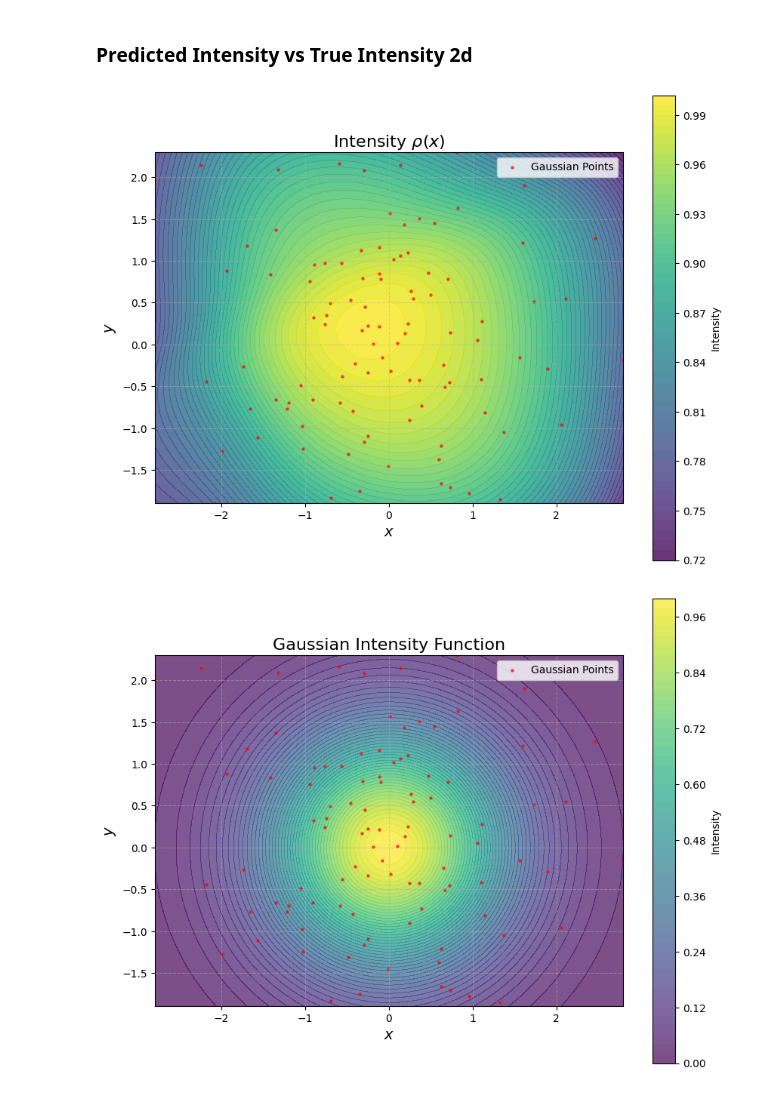
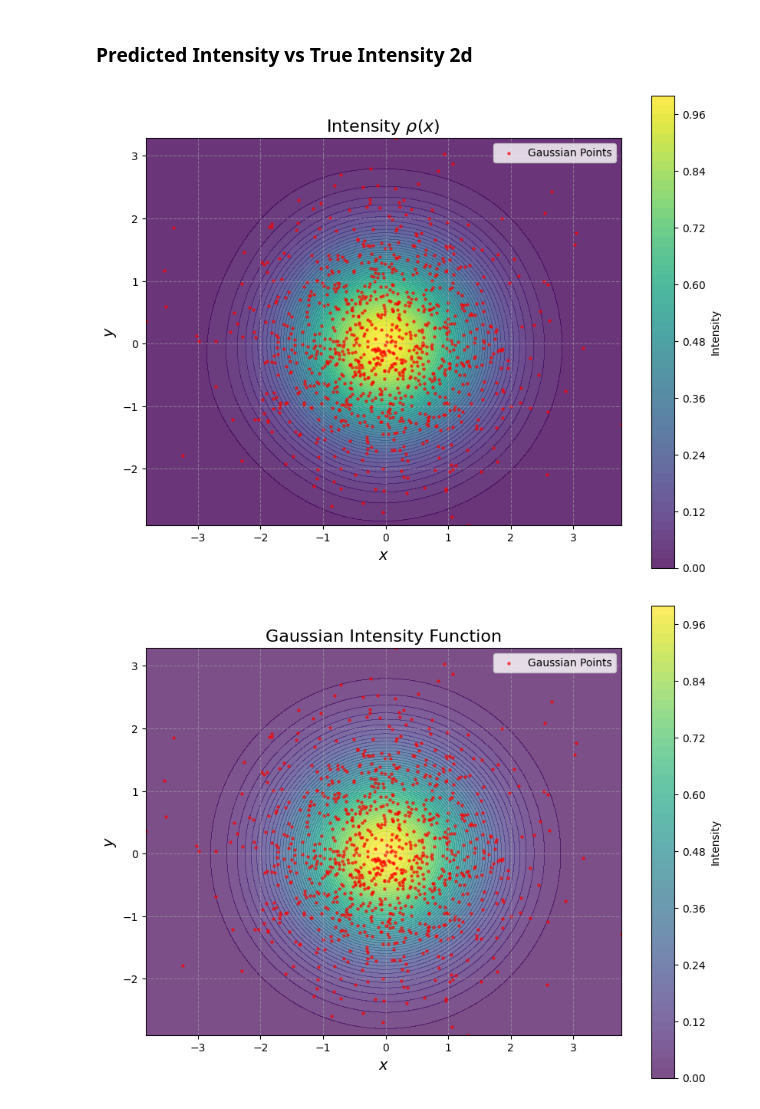
Before and after one commit to katonapng/score_matching, a Jupyter notebook: score_matching_gaussian.ipynb, the cells around one changed output. Cells and saved outputs as stored; diff of their text form; code cells hidden in the pictures.

Commit message:
fix Gaussian NN model

```diff
--- a/score_matching_gaussian.ipynb
+++ b/score_matching_gaussian.ipynb
@@ -350,29 +358,42 @@ def optimize_theta_gaussian(
             {"params": [model.M], "lr": learning_rate_M},
         ]
     )
-    losses = []
-    real_losses = []
-    estimated_mus = []
-    estimated_covs = []
+    avg_epoch_losses = []  # Average loss per epoch
+    avg_epoch_real_losses = []  # Average real loss per epoch
+    estimated_mus = []  # Estimated means per batch
+    estimated_covs = []  # Estimated covariances per batch
 
     for epoch in range(num_epochs):
+        epoch_loss_sum = 0
+        epoch_real_loss_sum = 0
+        num_batches = len(loader_train)
+
         for X_batch in loader_train:
             optimizer.zero_grad()
 
-            loss, real_loss = model.loss(X_batch[0])
+            loss, real_loss = model.loss(X_batch[0])  # Assumes data is in `X_batch[0]`
 
             loss.backward()
             optimizer.step()
 
-            losses.append(loss.item())
-            real_losses.append(real_loss.item())
+            batch_loss = loss.item()
+            batch_real_loss = real_loss.item()
+            epoch_loss_sum += batch_loss
+            epoch_real_loss_sum += batch_real_loss
+
             estimated_mus.append(model.mu.detach().numpy().copy())
             estimated_covs.append(model.M.detach().numpy().copy())
 
-            if display_loss:
-                print(f"Epoch {epoch}/{num_epochs}, Loss: {loss.item()}")
+        # Compute average loss for the epoch
+        avg_loss = epoch_loss_sum / num_batches
+        avg_real_loss = epoch_real_loss_sum / num_batches
+        avg_epoch_losses.append(avg_loss)
+        avg_epoch_real_losses.append(avg_real_loss)
 
-    return model, losses, real_losses, estimated_mus, estimated_covs
+        if display_loss:
+            print(f"Epoch {epoch}/{num_epochs}, Avg Loss: {avg_loss}, Avg Real Loss: {avg_real_loss}")
+
+    return model, avg_epoch_losses, avg_epoch_real_losses, estimated_mus, estimated_covs
 # %% [markdown]
 ### Training Loop
 # %%
@@ -751,8 +829,8 @@ def optimize_theta_nn(loader_train, nn_model, num_epochs=1000, learning_rate=1e-
 # %%
 start_time = time.time()
-epochs = 250
-model, losses = optimize_theta_nn(
-    loader_train, Gaussian_NN, num_epochs=epochs, learning_rate=1e-3,
+epochs = 1000
+model, train_losses, val_losses = optimize_theta_nn(
+    loader_train, loader_val, Gaussian_NN, num_epochs=epochs, learning_rate=1e-3,
 )
 end_time = time.time()
 
@@ -833,8 +892,8 @@ plt.show()
 # %% [markdown]
 ### Predicted Intensity vs True Intensity 2d
 # %%
-x = X_train[0][:, 0]
-y = X_train[0][:, 1]
+x = X_val[0][:, 0]
+y = X_val[0][:, 1]
 
 x_min, x_max = x.min(), x.max()
 y_min, y_max = y.min(), y.max()
@@ -860,32 +919,32 @@ intensity_real = lambda_0 * np.exp(-0.5 * quad_form).reshape(xx.shape)
 # Plot 1: Intensity Function
 plt.figure(figsize=(10, 8))
 plt.contourf(xx, yy, (intensity_2d/torch.max(intensity_2d)).data.numpy(), levels=50, cmap='viridis', alpha=0.8)
 plt.colorbar(label="Intensity")
 plt.scatter(x, y, c='red', s=5, alpha=0.6, label='Gaussian Points')
 plt.xlabel(r'$x$', fontsize=14)
 plt.ylabel(r'$y$', fontsize=14)
 plt.title(r'Intensity $\rho(x)$', fontsize=16)
 plt.gca().set_aspect('equal')
 plt.xlim(x_min, x_max)
 plt.ylim(y_min, y_max)
 plt.grid(True, linestyle='--', alpha=0.5)
 plt.legend()
 plt.show()
 
 # Plot 2: Intensity Function with Poisson Points (x_test)
 plt.figure(figsize=(10, 8))
 plt.contourf(xx, yy, intensity_real/np.max(intensity_real), levels=50, cmap='viridis', alpha=0.7)
 plt.colorbar(label="Intensity")
 plt.scatter(x, y, c='red', s=5, alpha=0.6, label='Gaussian Points')
 plt.xlabel(r'$x$', fontsize=14)
 plt.ylabel(r'$y$', fontsize=14)
 plt.title('Gaussian Intensity Function', fontsize=16)
 plt.gca().set_aspect('equal')
 plt.xlim(x_min, x_max)
 plt.ylim(y_min, y_max)
 plt.grid(True, linestyle='--', alpha=0.5)
 plt.legend()
 plt.show()
 # %% [output]
-[figure, old version]
+[figure, new version]
-[figure, old version]
+[figure, new version]
```
Also changed, not shown: parts of 34 cells of this notebook.
